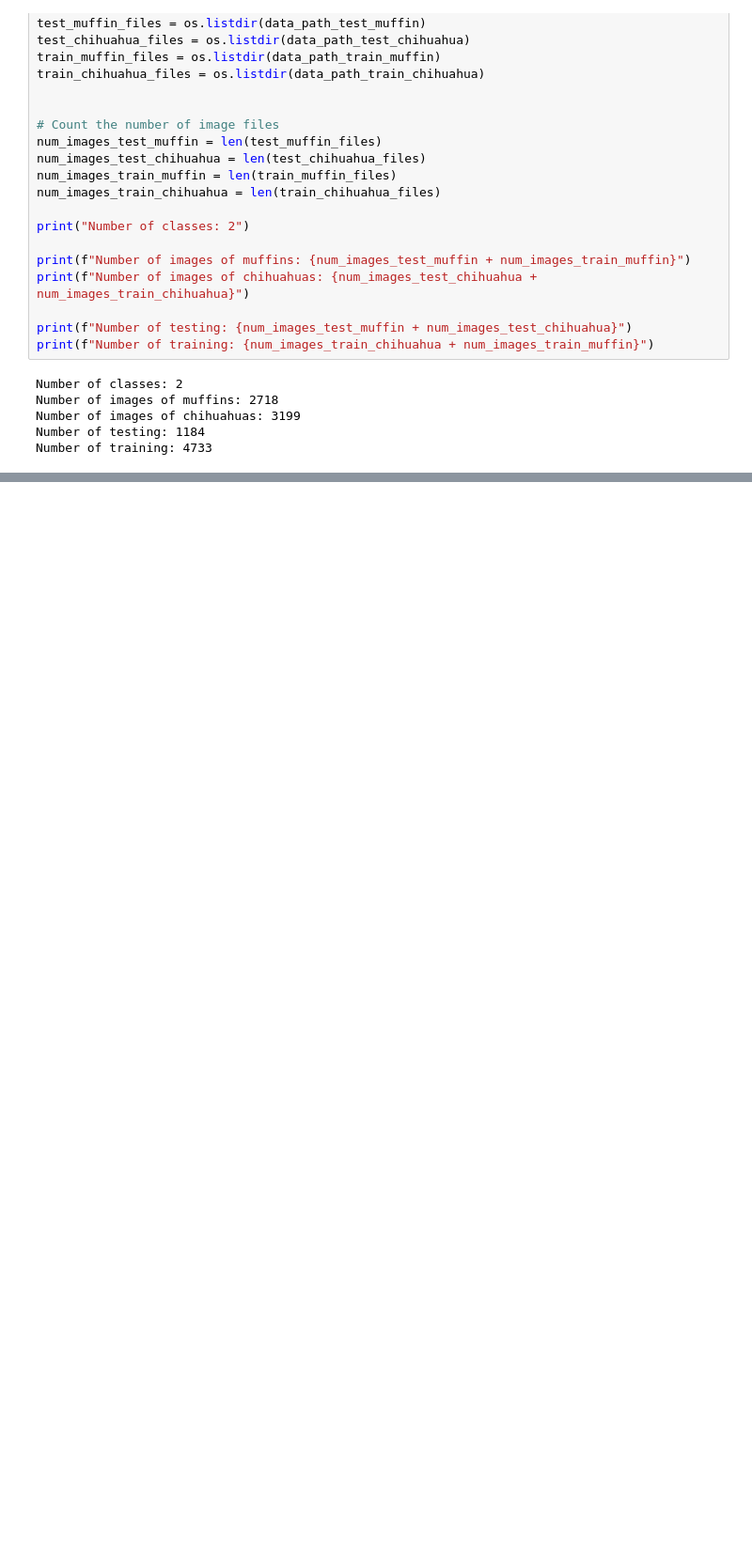
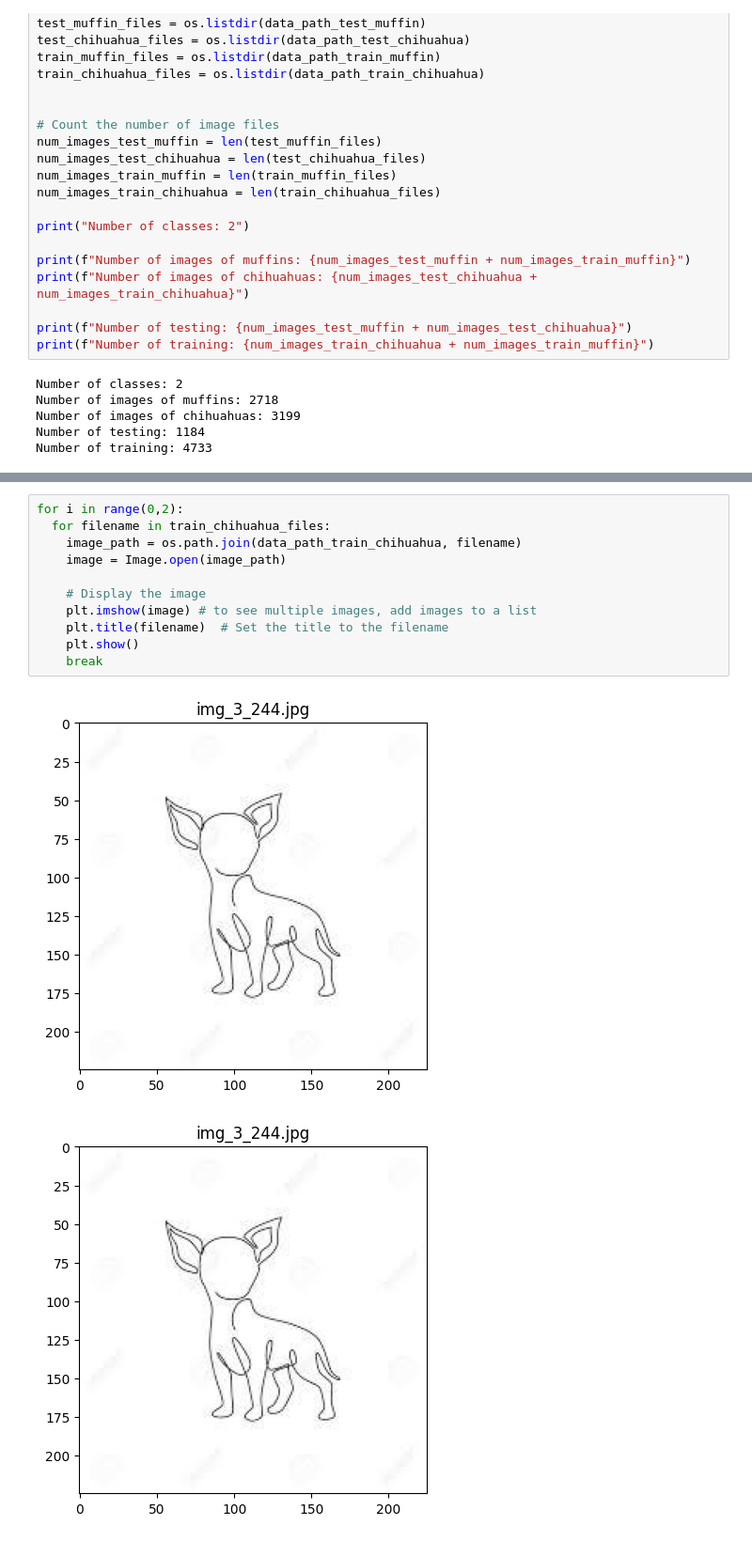
Before and after one commit to ssunsonic/Image_Classification, a Jupyter notebook: final_project_github.ipynb, the cells around one changed output, grey strips where cells are left out. Shown: that part at 94% size. Drawn from its saved outputs; the diff is of its cells as text; blank space fills up the shorter version.

```diff
--- a/final_project_github.ipynb
+++ b/final_project_github.ipynb
@@ -60,0 +92,14 @@ Number of training: 4733
+# %%
+for i in range(0,2):
+  for filename in train_chihuahua_files:
+    image_path = os.path.join(data_path_train_chihuahua, filename)
+    image = Image.open(image_path)
+
+    # Display the image
+    plt.imshow(image) # to see multiple images, add images to a list
+    plt.title(filename)  # Set the title to the filename
+    plt.show()
+    break
+# %% [output]
+[figure, added]
+[figure, added]
```
Also changed, not shown: parts of 3 cells of this notebook.
